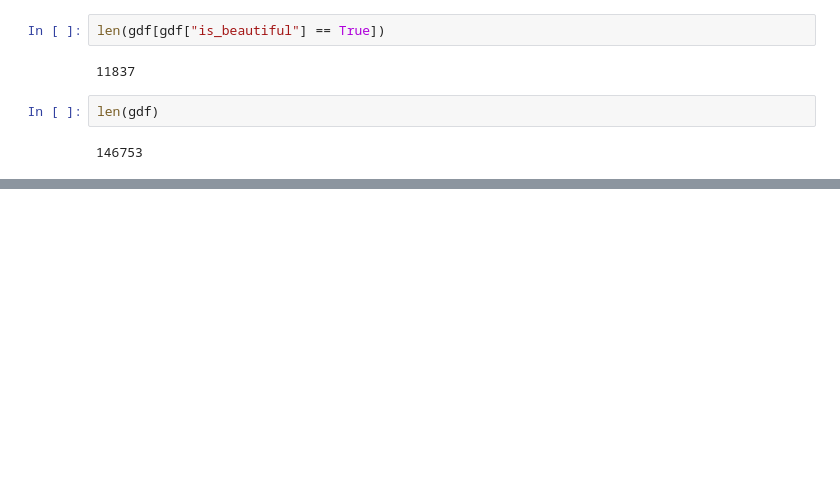
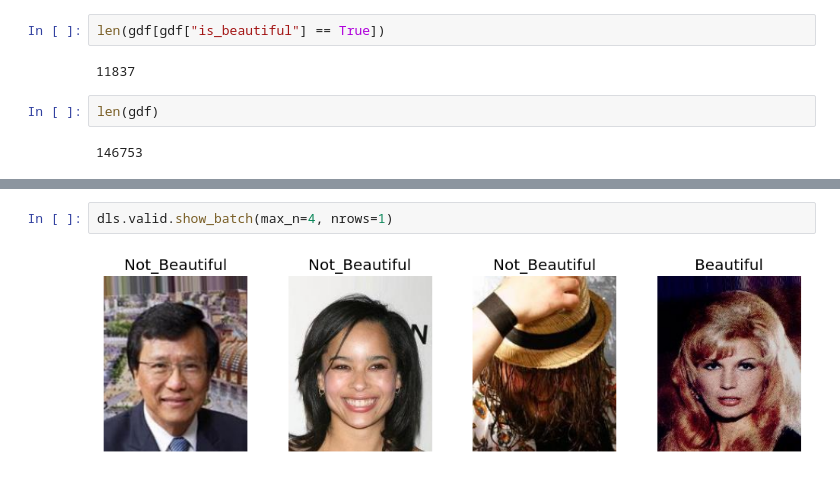
Before and after one commit to iamvssrao/FastAI, a Jupyter notebook: Golden_ratio_model.ipynb, the cells around one changed output, grey strips where cells are left out. Cells and saved outputs as stored; diff of their text form; blank space fills up the shorter version.

```diff
--- a/Golden_ratio_model.ipynb
+++ b/Golden_ratio_model.ipynb
@@ -251,0 +302,4 @@ len(gdf)
+# %%
+dls.valid.show_batch(max_n=4, nrows=1)
+# %% [output]
+[figure, added]
```
Also changed, not shown: parts of 22 cells of this notebook.
